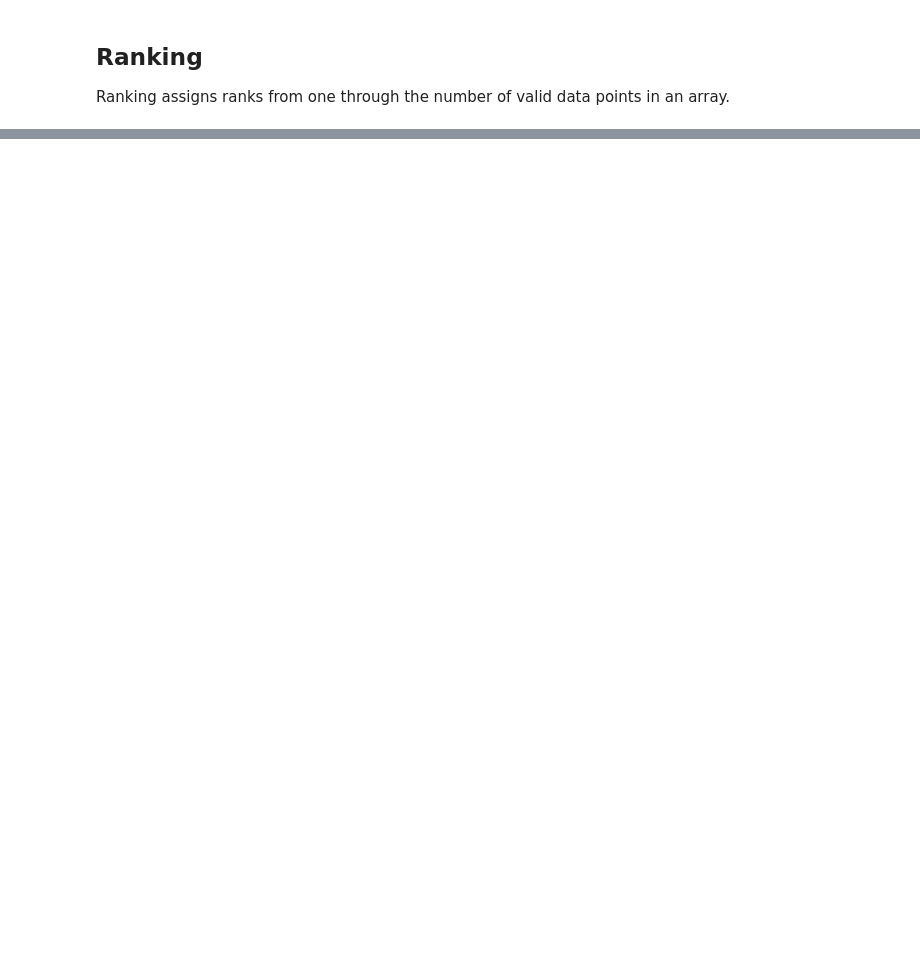
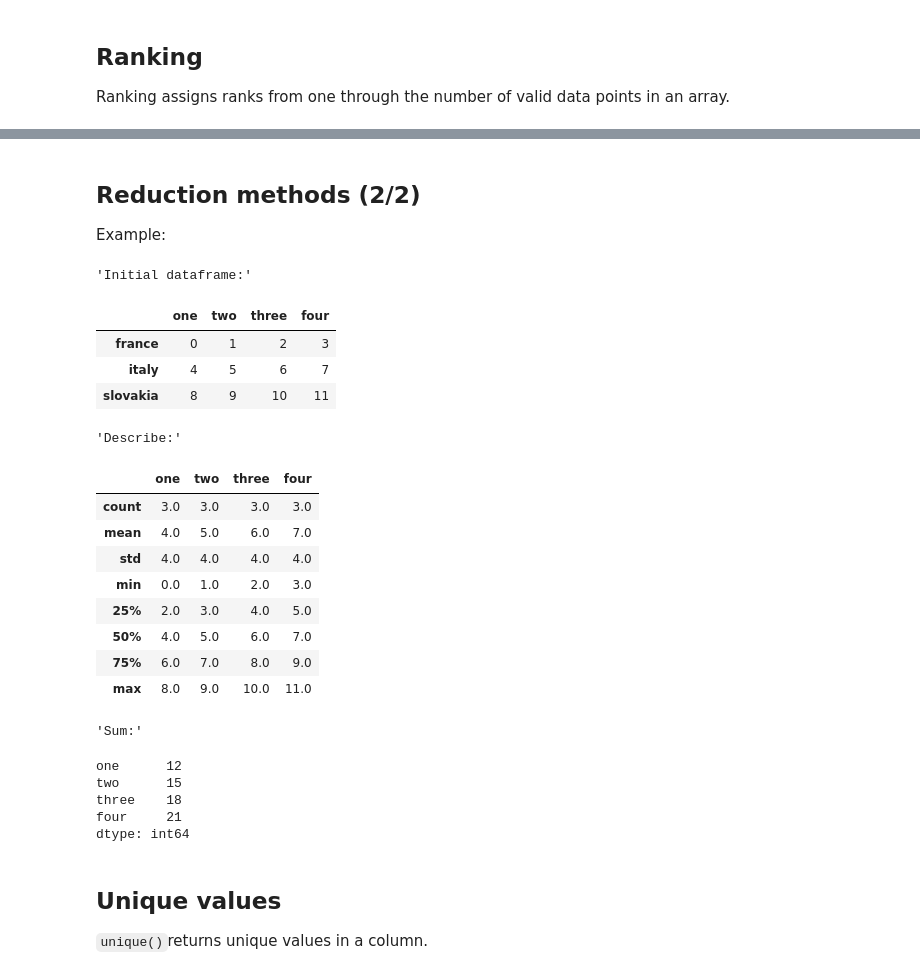
Before and after one commit to albert-rz/intro_to_python, a Jupyter notebook: intro_to_python_pandas.ipynb, the cells around one changed output, grey strips where cells are left out. Drawn from its saved outputs; the diff is of its cells as text; code cells hidden in the pictures; blank space fills up the shorter version.

```diff
--- a/intro_to_python_pandas.ipynb
+++ b/intro_to_python_pandas.ipynb
@@ -555,0 +940,44 @@ df.rank()
+# %% [markdown]
+## Reduction methods (2/2)
+
+Example:
+# %%
+"Initial dataframe:"
+df = pd.DataFrame(
+    np.arange(12).reshape(3, 4),
+    columns=["one", "two", "three", "four"],
+    index=["france", "italy", "slovakia"]
+)
+df
+
+"Describe:"
+df.describe()
+
+"Sum:"
+df.sum()
+# %% [output]
+'Initial dataframe:'
+|  | one | two | three | four |
+| france | 0 | 1 | 2 | 3 |
+| italy | 4 | 5 | 6 | 7 |
+| slovakia | 8 | 9 | 10 | 11 |
+'Describe:'
+|  | one | two | three | four |
+| count | 3.0 | 3.0 | 3.0 | 3.0 |
+| mean | 4.0 | 5.0 | 6.0 | 7.0 |
+| std | 4.0 | 4.0 | 4.0 | 4.0 |
+| min | 0.0 | 1.0 | 2.0 | 3.0 |
+| 25% | 2.0 | 3.0 | 4.0 | 5.0 |
+| 50% | 4.0 | 5.0 | 6.0 | 7.0 |
+| 75% | 6.0 | 7.0 | 8.0 | 9.0 |
+| max | 8.0 | 9.0 | 10.0 | 11.0 |
+'Sum:'
+one      12
+two      15
+three    18
+four     21
+dtype: int64
+# %% [markdown]
+## Unique values
+
+`unique()`returns unique values in a column.
```
Also changed, not shown: parts of 44 cells of this notebook, 2 other files.
